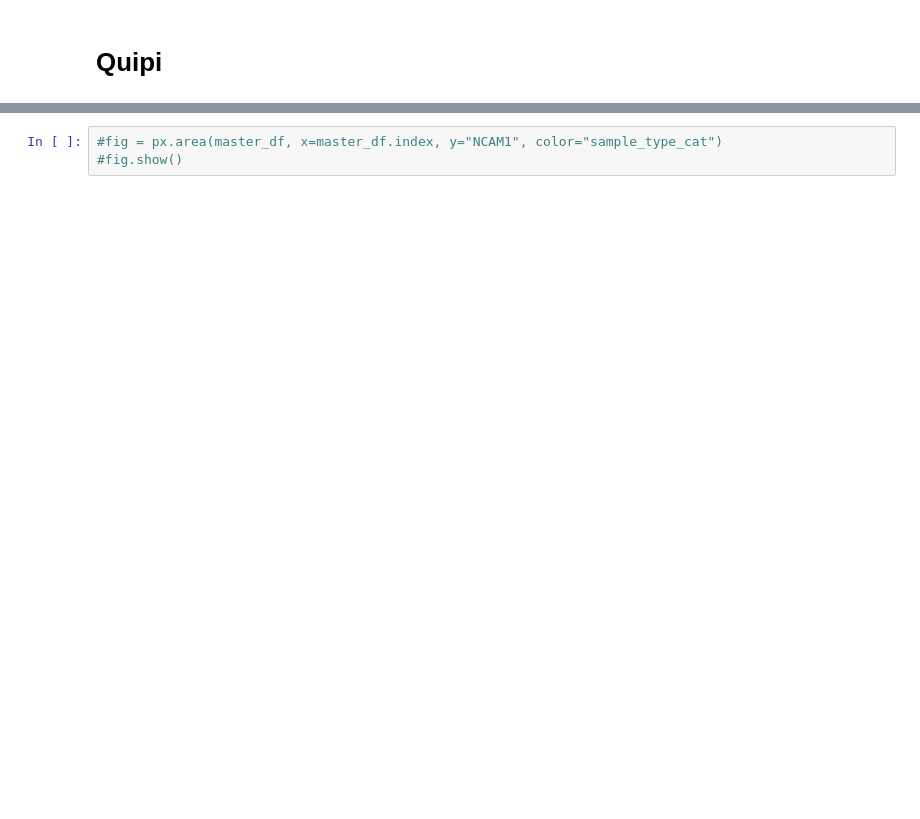
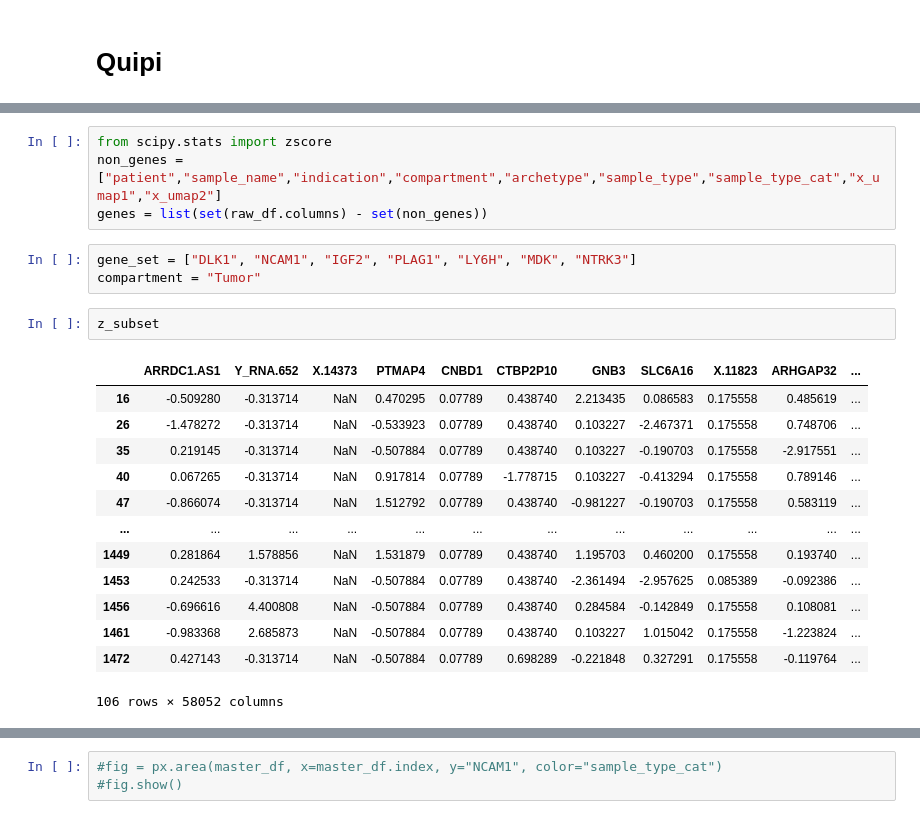
Before and after one commit to hwismer/QuIPI, a Jupyter notebook: quipi_wrangling.ipynb, the cells around one changed output, grey strips where cells are left out. Saved outputs shown, nothing was run; the diff lists cells and outputs as text; blank space fills up the shorter version.

```diff
--- a/quipi_wrangling.ipynb
+++ b/quipi_wrangling.ipynb
@@ -50,0 +69,23 @@ master_df
+# %%
+from scipy.stats import zscore
+non_genes = ["patient","sample_name","indication","compartment","archetype","sample_type","sample_type_cat","x_umap1","x_umap2"]
+genes = list(set(raw_df.columns) - set(non_genes))
+# %%
+gene_set = ["DLK1", "NCAM1", "IGF2", "PLAG1", "LY6H", "MDK", "NTRK3"]
+compartment = "Tumor"
+# %%
+z_subset
+# %% [output]
+|  | ARRDC1.AS1 | Y_RNA.652 | X.14373 | PTMAP4 | CNBD1 | CTBP2P10 | GNB3 | SLC6A16 | X.11823 | ARHGAP32 | ... |
+| 16 | -0.509280 | -0.313714 | NaN | 0.470295 | 0.07789 | 0.438740 | 2.213435 | 0.086583 | 0.175558 | 0.485619 | ... |
+| 26 | -1.478272 | -0.313714 | NaN | -0.533923 | 0.07789 | 0.438740 | 0.103227 | -2.467371 | 0.175558 | 0.748706 | ... |
+| 35 | 0.219145 | -0.313714 | NaN | -0.507884 | 0.07789 | 0.438740 | 0.103227 | -0.190703 | 0.175558 | -2.917551 | ... |
+| 40 | 0.067265 | -0.313714 | NaN | 0.917814 | 0.07789 | -1.778715 | 0.103227 | -0.413294 | 0.175558 | 0.789146 | ... |
+| 47 | -0.866074 | -0.313714 | NaN | 1.512792 | 0.07789 | 0.438740 | -0.981227 | -0.190703 | 0.175558 | 0.583119 | ... |
+| ... | ... | ... | ... | ... | ... | ... | ... | ... | ... | ... | ... |
+| 1449 | 0.281864 | 1.578856 | NaN | 1.531879 | 0.07789 | 0.438740 | 1.195703 | 0.460200 | 0.175558 | 0.193740 | ... |
+| 1453 | 0.242533 | -0.313714 | NaN | -0.507884 | 0.07789 | 0.438740 | -2.361494 | -2.957625 | 0.085389 | -0.092386 | ... |
+| 1456 | -0.696616 | 4.400808 | NaN | -0.507884 | 0.07789 | 0.438740 | 0.284584 | -0.142849 | 0.175558 | 0.108081 | ... |
+| 1461 | -0.983368 | 2.685873 | NaN | -0.507884 | 0.07789 | 0.438740 | 0.103227 | 1.015042 | 0.175558 | -1.223824 | ... |
+| 1472 | 0.427143 | -0.313714 | NaN | -0.507884 | 0.07789 | 0.698289 | -0.221848 | 0.327291 | 0.175558 | -0.119764 | ... |
+106 rows × 58052 columns
```
Also changed, not shown: parts of 23 cells of this notebook, 4 other files.
